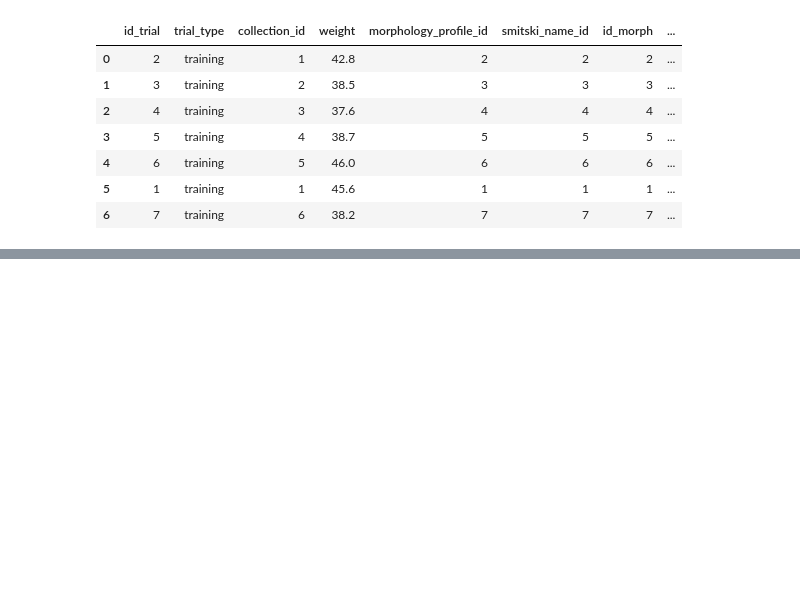
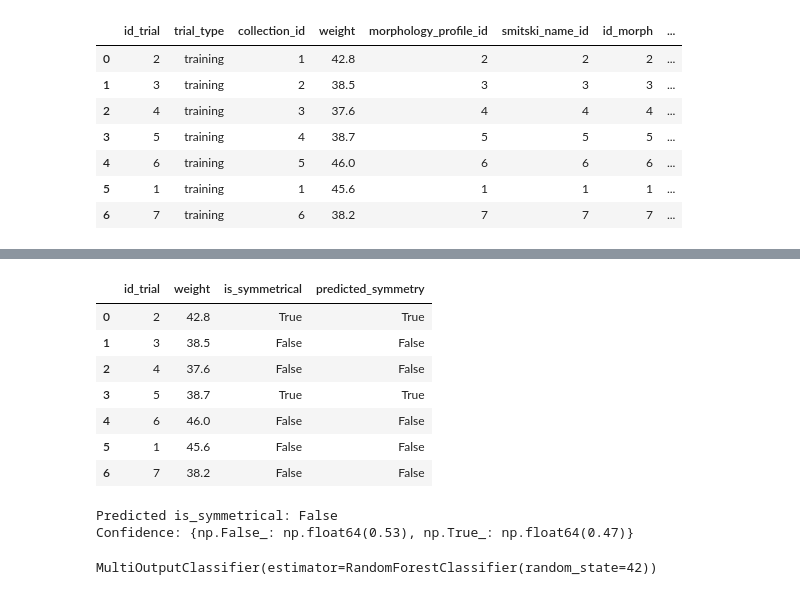
Before and after one commit to wondernoodle09/Smiski-Predictor, a Jupyter notebook: backend/app/ml/smiski_ml.ipynb, the cells around one changed output, grey strips where cells are left out. Drawn from its saved outputs; the diff is of its cells as text; code cells hidden in the pictures; blank space fills up the shorter version.

```diff
--- a/backend/app/ml/smiski_ml.ipynb
+++ b/backend/app/ml/smiski_ml.ipynb
@@ -77,0 +176,44 @@ display(trial_labels_df)
+# %%
+predictions = model.predict(X)
+probs = model.predict_proba(X)
+
+ml_df[["id_trial", "weight", "is_symmetrical"]].assign(predicted_symmetry=predictions)
+# %% [output]
+|  | id_trial | weight | is_symmetrical | predicted_symmetry |
+| 0 | 2 | 42.8 | True | True |
+| 1 | 3 | 38.5 | False | False |
+| 2 | 4 | 37.6 | False | False |
+| 3 | 5 | 38.7 | True | True |
+| 4 | 6 | 46.0 | False | False |
+| 5 | 1 | 45.6 | False | False |
+| 6 | 7 | 38.2 | False | False |
+# %%
+# test fake input
+fake_shake = pd.DataFrame([{
+    "weight": 42.0,
+
+    "up_down_movement_amount": 2,
+    "up_down_loudness": 1,
+    "up_down_sound_hardness": 0,
+
+    "base_rotation_movement_amount": 1,
+    "base_rotation_loudness": 2,
+    "base_rotation_sound_hardness": 1,
+
+    "rotated_1_movement_amount": 0,
+    "rotated_1_loudness": 0,
+    "rotated_1_sound_hardness": 0,
+
+    "rotated_2_movement_amount": 1,
+    "rotated_2_loudness": 1,
+    "rotated_2_sound_hardness": 0,
+}])
+
+prediction = model.predict(fake_shake)
+probs = model.predict_proba(fake_shake)
+
+print("Predicted is_symmetrical:", prediction[0])
+print("Confidence:", dict(zip(model.classes_, probs[0])))
+# %% [output]
+Predicted is_symmetrical: False
+Confidence: {np.False_: np.float64(0.53), np.True_: np.float64(0.47)}
@@ -77,0 +240,10 @@ display(trial_labels_df)
+# %%
+from sklearn.multioutput import MultiOutputClassifier
+from sklearn.ensemble import RandomForestClassifier
+
+X = ml_df[feature_cols].fillna(ml_df[feature_cols].median())
+
+multi_model = MultiOutputClassifier(RandomForestClassifier(n_estimators=100, random_state=42))
+multi_model.fit(X, y_multi)
+# %% [output]
+MultiOutputClassifier(estimator=RandomForestClassifier(random_state=42))
```
Also changed, not shown: parts of 6 cells of this notebook.
